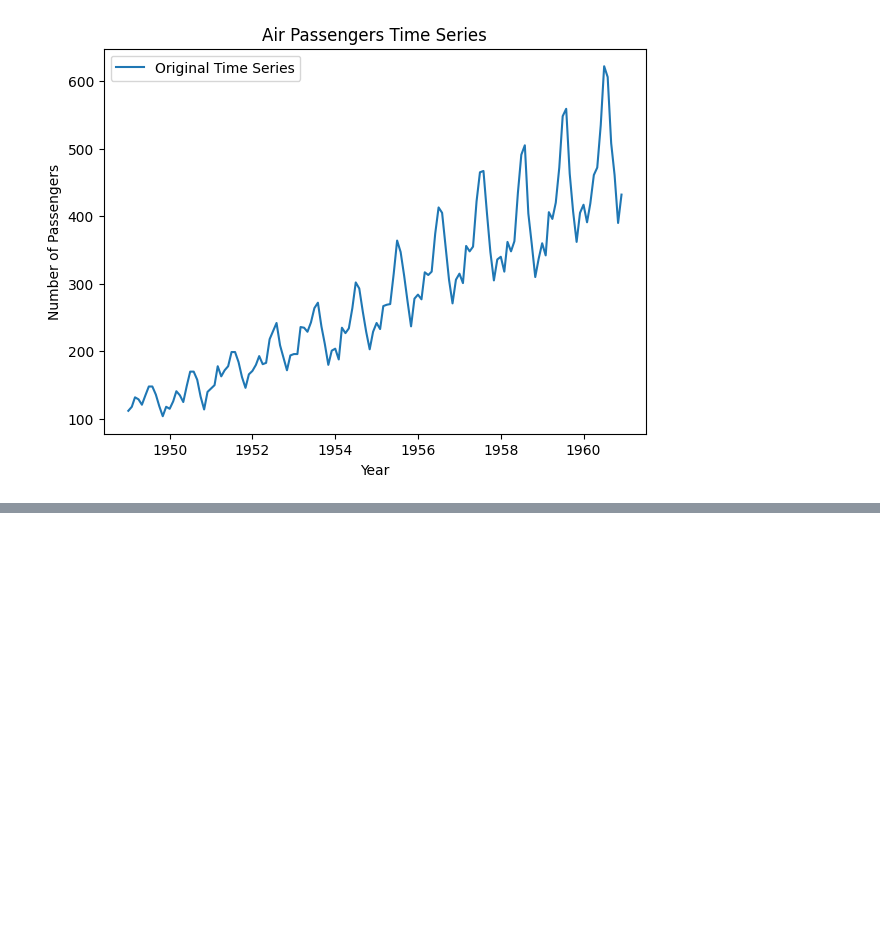
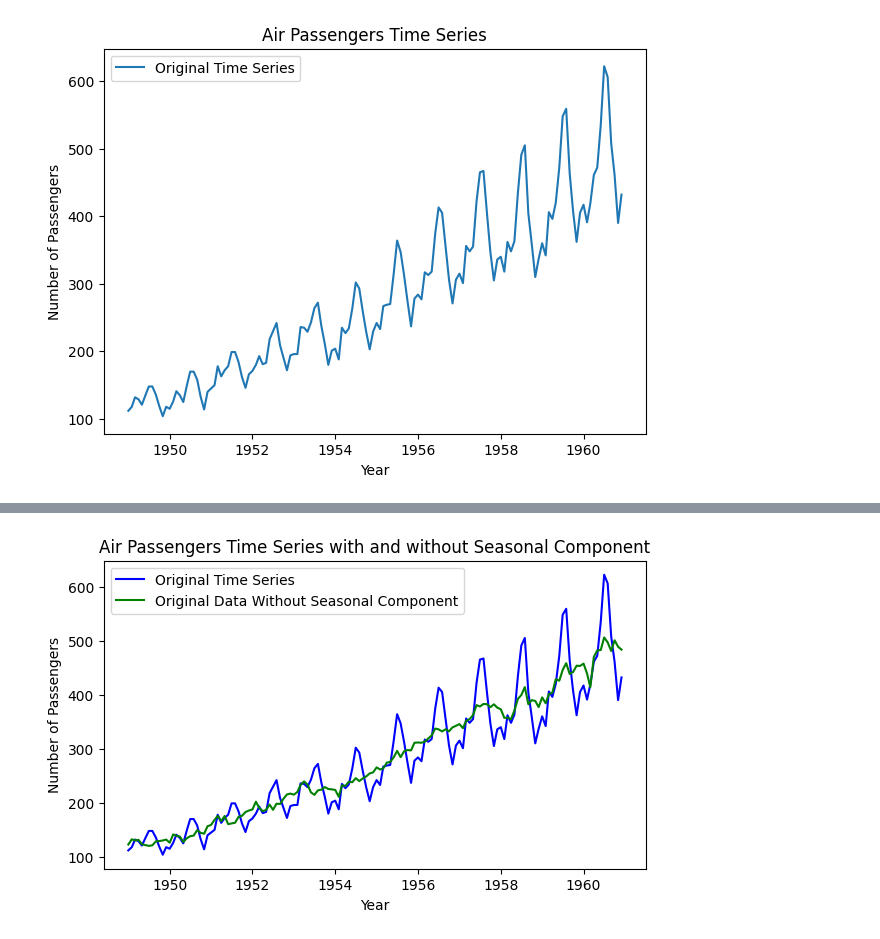
Before and after one commit to Liziye725/data_analysis_model, a Jupyter notebook: Seasonality_Detection_Time_Series/SeasonalityDetection.ipynb, the cells around one changed output, grey strips where cells are left out. Saved outputs shown, nothing was run; the diff lists cells and outputs as text; code cells hidden in the pictures; blank space fills up the shorter version.

```diff
--- a/Seasonality_Detection_Time_Series/SeasonalityDetection.ipynb
+++ b/Seasonality_Detection_Time_Series/SeasonalityDetection.ipynb
@@ -20,0 +55,12 @@ plt.show()
+# %%
+plt.figure(figsize=(7, 4))
+plt.plot(data, label='Original Time Series', color='blue')
+data_without_seasonal = data['#Passengers'] / result.seasonal
+plt.plot(data_without_seasonal, label='Original Data Without Seasonal Component', color='green')
+plt.title('Air Passengers Time Series with and without Seasonal Component')
+plt.xlabel('Year')
+plt.ylabel('Number of Passengers')
+plt.legend()
+plt.show()
+# %% [output]
+[figure, added]
```
Also changed, not shown: parts of 3 cells of this notebook.
